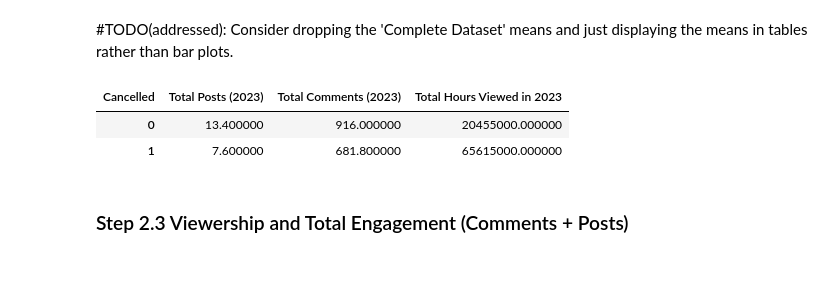
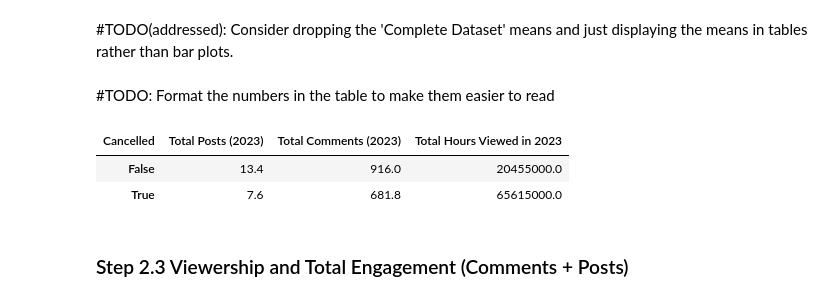
Before and after one commit to einavrobyncohen/DW64, a Jupyter notebook: notebooks/final_analysis.ipynb, the cells around one changed output. Saved outputs shown, nothing was run; the diff lists cells and outputs as text; code cells hidden in the pictures; blank space fills up the shorter version.

Commit message:
Finished structure, added LaTeX formatting, fixed typos etc.

```diff
--- a/notebooks/final_analysis.ipynb
+++ b/notebooks/final_analysis.ipynb
@@ -125,21 +127,23 @@ Combining both cancelled and non-cancelled shows, the average viewership was 43
 ### Step 2.2 Compute Mean Values and Generate Bar Plots
 # %% [markdown]
 #TODO(addressed): Consider dropping the 'Complete Dataset' means and just displaying the means in tables rather than bar plots.
+# %% [markdown]
+#TODO: Format the numbers in the table to make them easier to read
 # %%
 #Displaying the means in tables rather than bar plots.
 mean_cancellation_status = aggregated_df.groupby('Cancelled')[[
     'Total Posts (2023)',
     'Total Comments (2023)',
     'Total Hours Viewed in 2023'
 ]].mean()
 
 mean_cancellation_status.columns.name = 'Cancelled'
 mean_cancellation_status.index.name = None
-mean_cancellation_status.round(1).style.set_properties(**{'text-align': 'center', 'border': '1px solid black'})
+mean_cancellation_status.round(1)
 # %% [output]
 | Cancelled | Total Posts (2023) | Total Comments (2023) | Total Hours Viewed in 2023 |
-| 0 | 13.400000 | 916.000000 | 20455000.000000 |
-| 1 | 7.600000 | 681.800000 | 65615000.000000 |
+| False | 13.4 | 916.0 | 20455000.0 |
+| True | 7.6 | 681.8 | 65615000.0 |
 # %%
 # COMMENTED OUT - REMOVE UPON AGREEMENT
 
```
Also changed, not shown: parts of 40 cells of this notebook.
